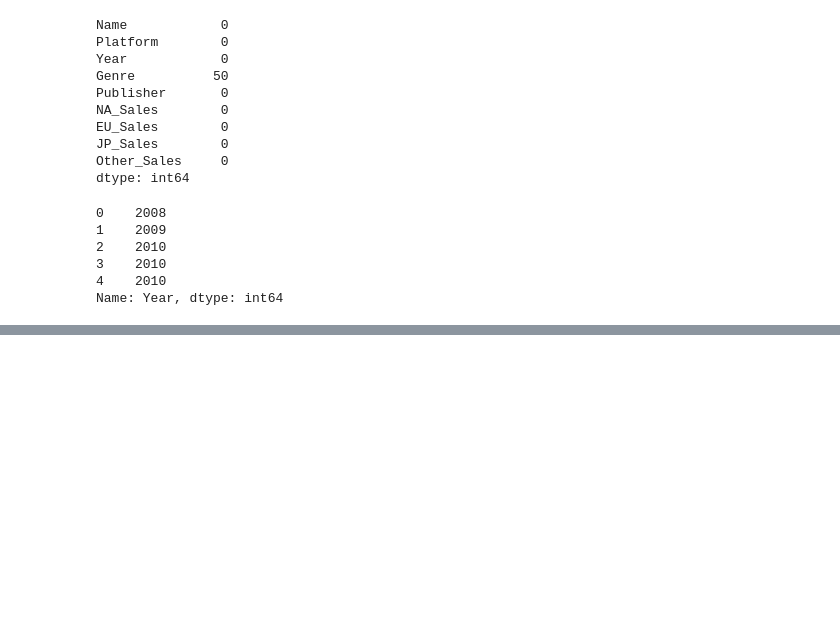
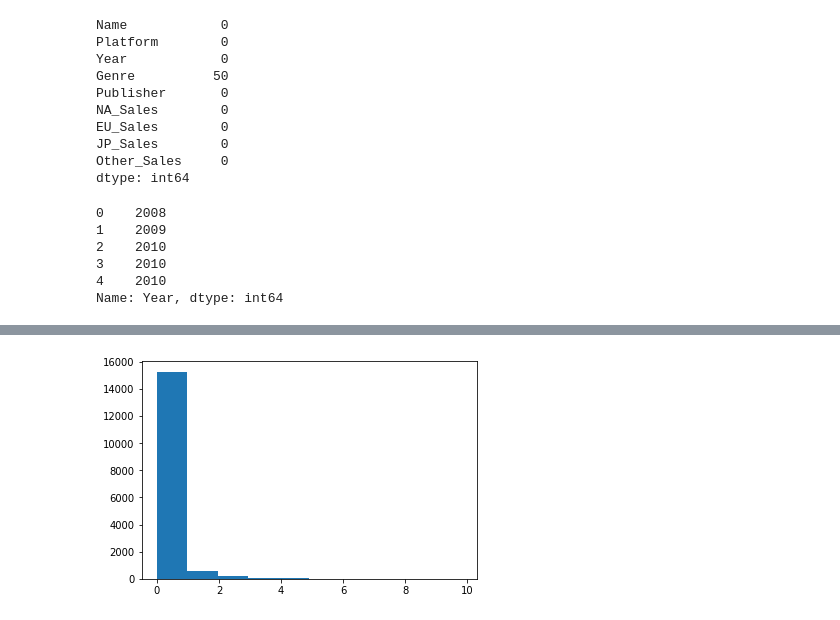
Before and after one commit to yujyn/Section-1-Project, a Jupyter notebook: 재제출_AI_14_Section1_Project_이유진.ipynb, the cells around one changed output, grey strips where cells are left out. Saved outputs shown, nothing was run; the diff lists cells and outputs as text; code cells hidden in the pictures; blank space fills up the shorter version.

```diff
--- a/재제출_AI_14_Section1_Project_이유진.ipynb
+++ b/재제출_AI_14_Section1_Project_이유진.ipynb
@@ -117,0 +209,4 @@ Name: Year, dtype: int64
+# %%
+plt.hist(df_clean.NA_Sales[df_clean.NA_Sales < 10]);
+# %% [output]
+[figure, added]
```
Also changed, not shown: parts of 57 cells of this notebook.
